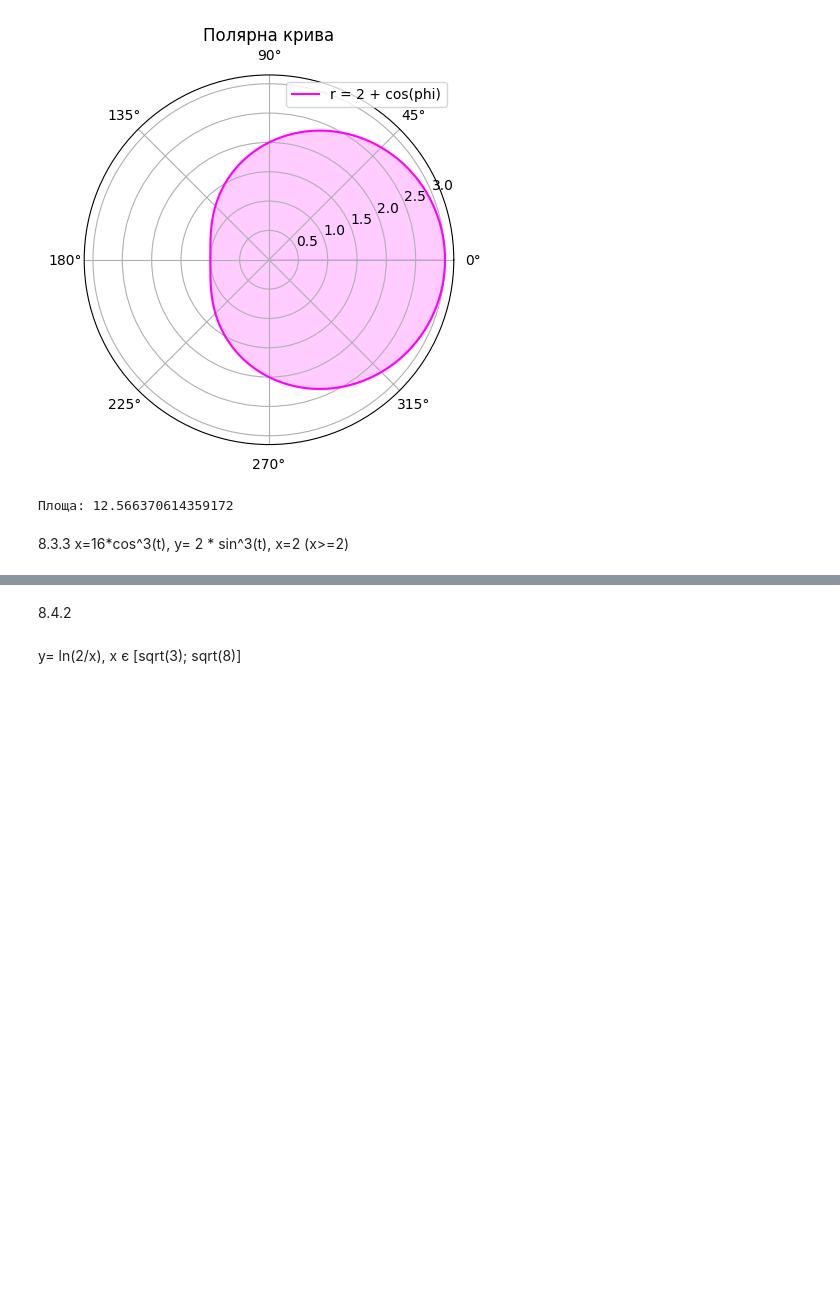
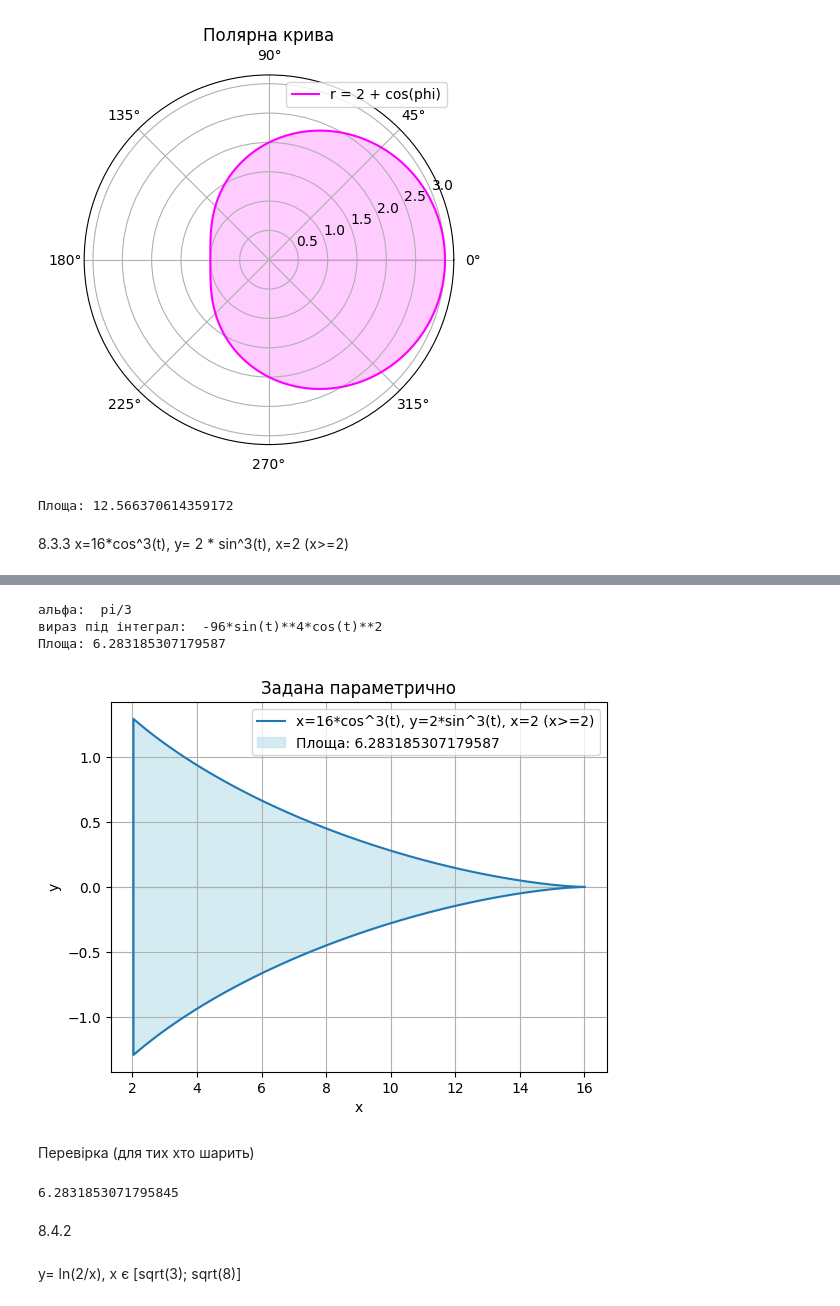
Before and after one commit to luiqor/applied_mathematics, a Jupyter notebook: lab7.ipynb, the cells around one changed output, grey strips where cells are left out. Saved outputs shown, nothing was run; the diff lists cells and outputs as text; code cells hidden in the pictures; blank space fills up the shorter version.

```diff
--- a/lab7.ipynb
+++ b/lab7.ipynb
@@ -376,3 +73,62 @@ TypeError: loop of ufunc does not support argument 0 of type Symbol which has no
+# %%
+import numpy as np
+from scipy.integrate import quad
+import sympy as sp
+import matplotlib.pyplot as plt
+
+t_symbolic = sp.symbols('t')
+
+x = 16 * sp.cos(t_symbolic)**3
+y = 2 * sp.sin(t_symbolic)**3
+x_lower = 2
+equation = sp.Eq(x, x_lower)
+
+alfa = sp.solve(equation, t_symbolic)[0]  # x = 2
+betha = 0 #0, оскільки cos найбільше значення в 0
+print('альфа: ',alfa)
+
+expr = y * sp.diff(x)
+print('вираз під інтеграл: ',expr)
+integrand = sp.lambdify(t_symbolic, expr, 'numpy')
+area, _ = quad(integrand, alfa, betha)
+print("Площа:", area)
+
+t_values = np.linspace(0, 2 * np.pi, 1000)
+x_values = sp.lambdify(t_symbolic, x, 'numpy')(t_values)
+y_values = sp.lambdify(t_symbolic, y, 'numpy')(t_values)
+
+#  x = 2 (x >= 2)
+x_2 = x_values[x_values >= 2]
+y_2 = y_values[x_values >= 2]
+
+
+plt.plot(x_2, y_2, label='x=16*cos^3(t), y=2*sin^3(t), x=2 (x>=2)')
+plt.fill_between(x_2, y_2, color='lightblue', alpha=0.5, label=F'Площа: {area}')
+
+plt.xlabel('x')
+plt.ylabel('y')
+plt.title('Задана параметрично')
+plt.legend()
+
+plt.grid(True)
+plt.show()
+# %% [output]
+альфа:  pi/3
+вираз під інтеграл:  -96*sin(t)**4*cos(t)**2
+Площа: 6.283185307179587
+[figure, added]
+# %% [markdown]
+Перевірка (для тих хто шарить)
+# %%
+import numpy as np
+from scipy.integrate import quad
+import sympy as sp
+
+func = lambda t: -96 * (np.sin(t))**4 * (np.cos(t))**2
+area,_ = quad(func, np.pi / 3, 0)
+print(area)
+# %% [output]
+6.2831853071795845
 # %% [markdown]
 8.4.2
 # %% [markdown]
```
Also changed, not shown: parts of 14 cells of this notebook, 15 other files.
